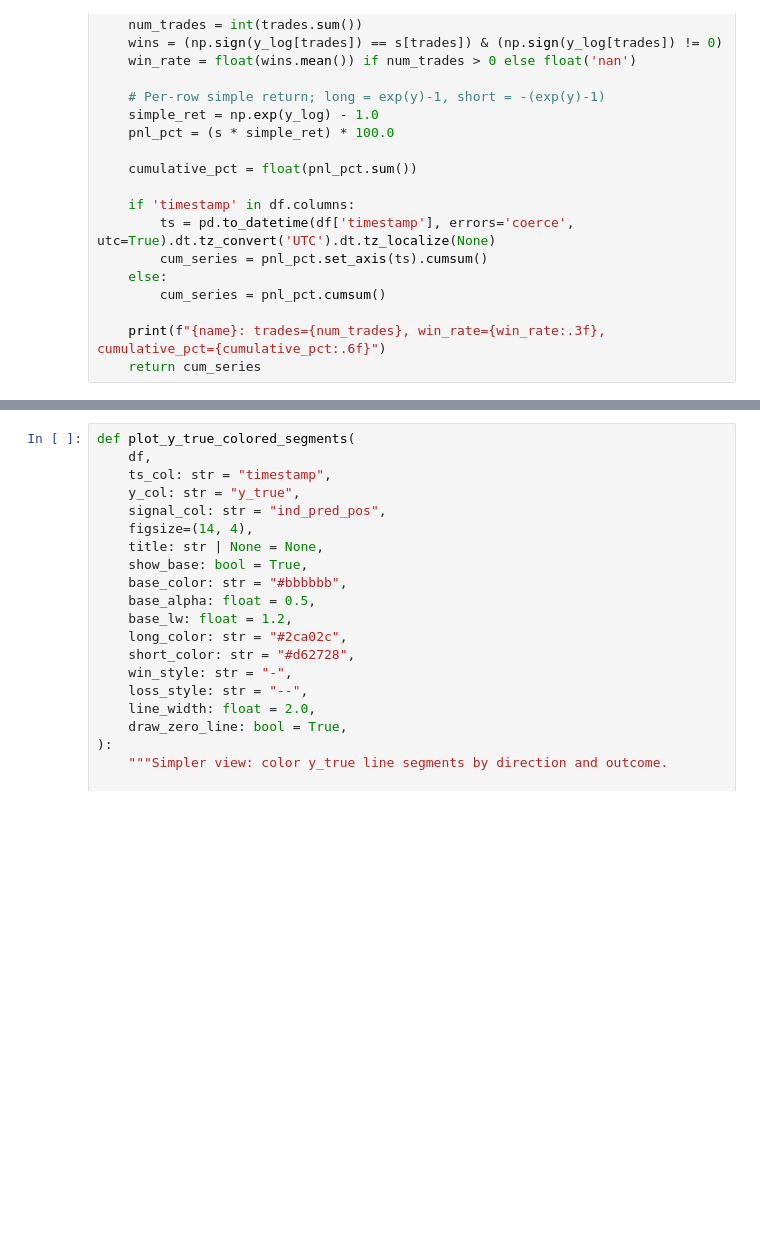
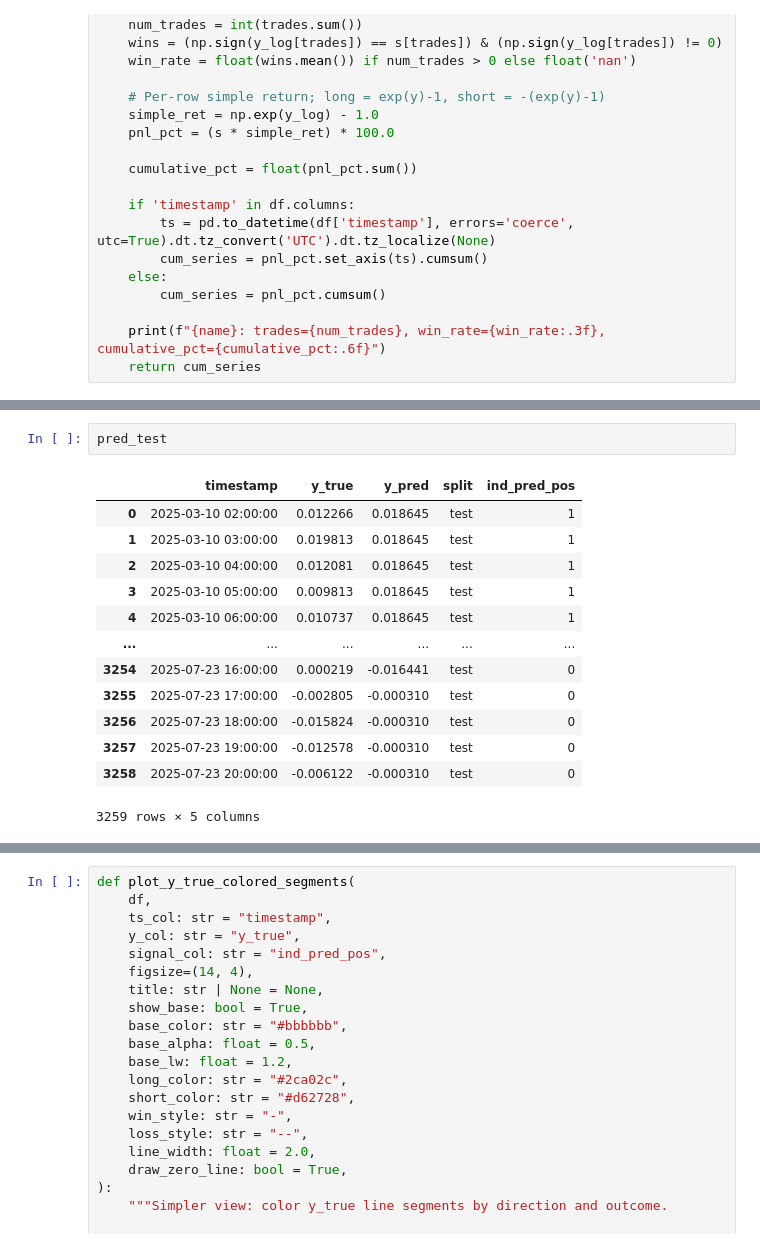
Before and after one commit to noelotpyrc/trading_cex, a Jupyter notebook: analysis/inspect_y_logret_168h_huber_regression_hmm.ipynb, the cells around one changed output, grey strips where cells are left out. Cells and saved outputs as stored; diff of their text form; blank space fills up the shorter version.

```diff
--- a/strategies/inspect_y_logret_24h_huber_regression.ipynb
+++ b/analysis/inspect_y_logret_168h_huber_regression_hmm.ipynb
@@ -231,4 +228,20 @@ timestamp
 Length: 3259, dtype: float64
+# %%
+pred_test
+# %% [output]
+|  | timestamp | y_true | y_pred | split | ind_pred_pos |
+| 0 | 2025-03-10 02:00:00 | 0.012266 | 0.018645 | test | 1 |
+| 1 | 2025-03-10 03:00:00 | 0.019813 | 0.018645 | test | 1 |
+| 2 | 2025-03-10 04:00:00 | 0.012081 | 0.018645 | test | 1 |
+| 3 | 2025-03-10 05:00:00 | 0.009813 | 0.018645 | test | 1 |
+| 4 | 2025-03-10 06:00:00 | 0.010737 | 0.018645 | test | 1 |
+| ... | ... | ... | ... | ... | ... |
+| 3254 | 2025-07-23 16:00:00 | 0.000219 | -0.016441 | test | 0 |
+| 3255 | 2025-07-23 17:00:00 | -0.002805 | -0.000310 | test | 0 |
+| 3256 | 2025-07-23 18:00:00 | -0.015824 | -0.000310 | test | 0 |
+| 3257 | 2025-07-23 19:00:00 | -0.012578 | -0.000310 | test | 0 |
+| 3258 | 2025-07-23 20:00:00 | -0.006122 | -0.000310 | test | 0 |
+3259 rows × 5 columns
 # %%
 # Correlation between y_true and y_pred (Pearson)
 import pandas as pd
```
Also changed, not shown: parts of 8 cells of this notebook, 6 other files.
